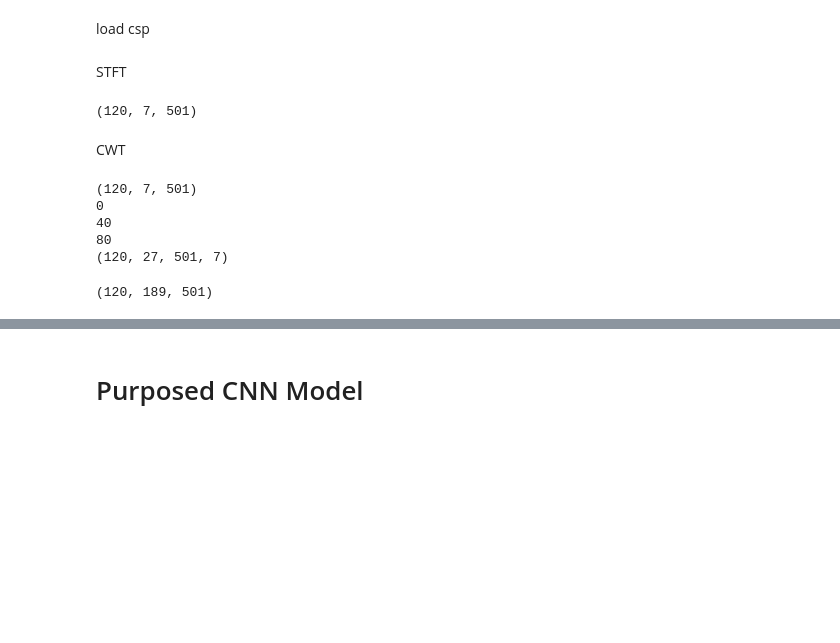
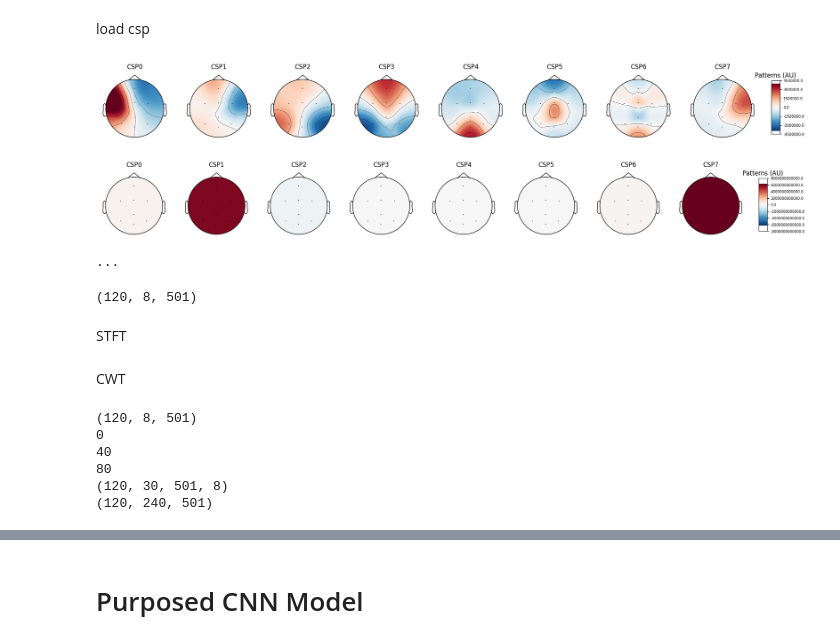
Before and after one commit to pipogood/Senior_Thesis, a Jupyter notebook: CWT_Unicorn.ipynb, the cells around one changed output, grey strips where cells are left out. Saved outputs shown, nothing was run; the diff lists cells and outputs as text; code cells hidden in the pictures; blank space fills up the shorter version.

```diff
--- a/CWT_Unicorn.ipynb
+++ b/CWT_Unicorn.ipynb
@@ -203,6 +183,17 @@ with open('trained_csp_model.pkl', 'rb') as file:
     trained_csp = pickle.load(file)
 
 new_data = trained_csp.transform(train_data)
+# %%
+trained_csp.plot_patterns(combine_epochs.info, ch_type="eeg", units="Patterns (AU)", size=1.5)
+print('...')
+# %% [output]
+[figure, added]
+[figure, added]
+...
+# %%
+np.shape(new_data)
+# %% [output]
+(120, 8, 501)
 # %% [markdown]
 STFT
 # %%
@@ -225,4 +224,0 @@ STFT
-# %%
-np.shape(new_data)
-# %% [output]
-(120, 7, 501)
@@ -229,41 +236,40 @@ np.shape(new_data)
 # %% [markdown]
 CWT
 # %%
-train_cwt = np.ndarray(shape=(new_data.shape[0], new_data.shape[2], 7))
+train_cwt = np.ndarray(shape=(new_data.shape[0], new_data.shape[2], component_num))
 for jj in range(0, new_data.shape[0]):
     train_cwt[jj] = new_data[jj].T
 print(np.shape(new_data))
 
-scales = range(4,31)
+scales = range(1,31)
 
 waveletname = 'morl'
 train_size = len(labels)
-train_data_cwt = np.ndarray(shape=(train_size, len(scales), new_data.shape[2], 7))
+train_data_cwt = np.ndarray(shape=(train_size, len(scales), new_data.shape[2], component_num))
 
 for ii in range(0,train_size):
     if ii % 40 == 0:
         print(ii)
-    for jj in range(0,7):
+    for jj in range(0,component_num):
         signal = train_cwt[ii, :, jj]
         coeff, _ = pywt.cwt(signal, scales, waveletname, 1)
         coeff_ = coeff[:,:new_data.shape[2]]  #crop 227 sample for each channel
         train_data_cwt[ii, :, :, jj] = coeff_
 print(np.shape(train_data_cwt))
+
+# Stack array and convert to image
+from PIL import Image as im
+train_cwt_stack = np.ndarray(shape=(train_size, len(scales)*component_num, new_data.shape[2]))
+
+for jj in range(0,train_data_cwt.shape[0]):
+    train_cwt_stack[jj] = np.vstack((train_data_cwt[jj,:,:,0], train_data_cwt[jj,:,:,1], train_data_cwt[jj,:,:,2], train_data_cwt[jj,:,:,3], train_data_cwt[jj,:,:,4], train_data_cwt[jj,:,:,5], train_data_cwt[jj,:,:,6], train_data_cwt[jj,:,:,7]))
+    # train_cwt_stack[jj] = im.fromarray(np.vstack((train_data_cwt[jj,:,:,0], train_data_cwt[jj,:,:,1], train_data_cwt[jj,:,:,2], train_data_cwt[jj,:,:,3], train_data_cwt[jj,:,:,4], train_data_cwt[jj,:,:,5], train_data_cwt[jj,:,:,6])), 'RGB')
+
+print(np.shape(train_cwt_stack))
 # %% [output]
-(120, 7, 501)
+(120, 8, 501)
 0
 40
 80
-(120, 27, 501, 7)
+(120, 30, 501, 8)
+(120, 240, 501)
-# %%
-# Stack array and convert to image
-from PIL import Image as im
-train_cwt_stack = np.ndarray(shape=(train_size, len(scales)*7, new_data.shape[2]))
-
-for jj in range(0,train_data_cwt.shape[0]):
-    train_cwt_stack[jj] = np.vstack((train_data_cwt[jj,:,:,0], train_data_cwt[jj,:,:,1], train_data_cwt[jj,:,:,2], train_data_cwt[jj,:,:,3], train_data_cwt[jj,:,:,4], train_data_cwt[jj,:,:,5], train_data_cwt[jj,:,:,6]))
-    # train_cwt_stack[jj] = im.fromarray(np.vstack((train_data_cwt[jj,:,:,0], train_data_cwt[jj,:,:,1], train_data_cwt[jj,:,:,2], train_data_cwt[jj,:,:,3], train_data_cwt[jj,:,:,4], train_data_cwt[jj,:,:,5], train_data_cwt[jj,:,:,6])), 'RGB')
-
-print(np.shape(train_cwt_stack))
-# %% [output]
-(120, 189, 501)
```
Also changed, not shown: parts of 23 cells of this notebook, 6 other files.
